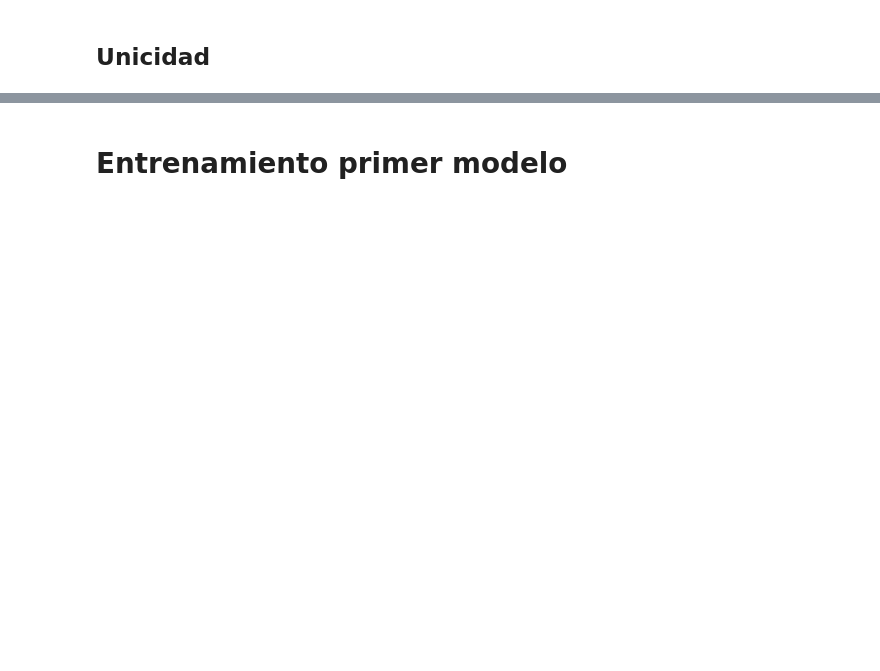
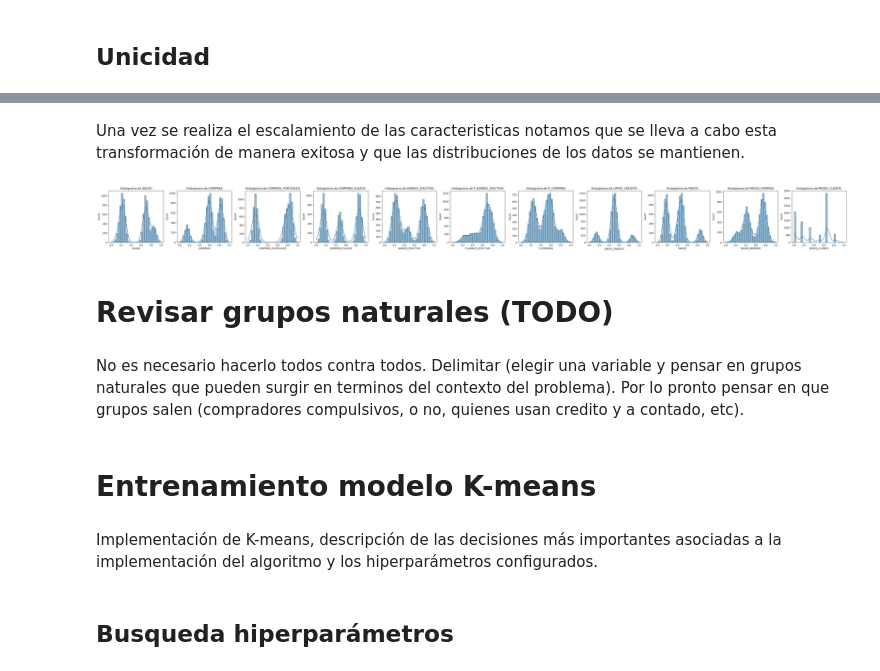
Before and after one commit to j4vierb/FinanzasAlpes-lab2, a Jupyter notebook: v1.ipynb, the cells around one changed output, grey strips where cells are left out. Drawn from its saved outputs; the diff is of its cells as text; code cells hidden in the pictures; blank space fills up the shorter version.

```diff
--- a/v1.ipynb
+++ b/v1.ipynb
@@ -182,0 +301,9 @@ df[df.duplicated()].shape[0]
+# %%
+transformed_df = imputed_df.copy()
+
+sc = MinMaxScaler()
+not_f = [col for col in imputed_df.columns if 'F_' not in col and 'ID' != col]
+data = sc.fit_transform(imputed_df[not_f])
+
+transformed_df[not_f] = data
+transformed_df.describe()
@@ -183,2 +320,25 @@ df[df.duplicated()].shape[0]
+# %% [markdown]
+Una vez se realiza el escalamiento de las caracteristicas notamos que se lleva a cabo esta transformación de manera exitosa y que las distribuciones de los datos se mantienen.
+# %%
+num_cols = len(not_f)
+fig, axes = plt.subplots(nrows=1, ncols=num_cols, figsize=(4 * num_cols, 4))
+
+# Graficar histogramas para cada columna numérica
+for ax, col in zip(axes, not_f):
+    sns.histplot(transformed_df[col], bins=30, kde=True, ax=ax)
+    ax.set_title(f'Histograma de {col}')
+
+plt.tight_layout()
+plt.show()
+# %% [output]
+[figure, added]
+# %% [markdown]
+# Revisar grupos naturales (TODO)
+# %% [markdown]
+No es necesario hacerlo todos contra todos. Delimitar (elegir una variable y pensar en grupos naturales que pueden surgir en terminos del contexto del problema). Por lo pronto pensar en que grupos salen (compradores compulsivos, o no, quienes usan credito y a contado, etc).
 # %% [markdown]
-# Entrenamiento primer modelo
+# Entrenamiento modelo K-means
+# %% [markdown]
+Implementación de K-means, descripción de las decisiones más importantes asociadas a la implementación del algoritmo y los hiperparámetros configurados.
+# %% [markdown]
+## Busqueda hiperparámetros
```
Also changed, not shown: parts of 35 cells of this notebook.
